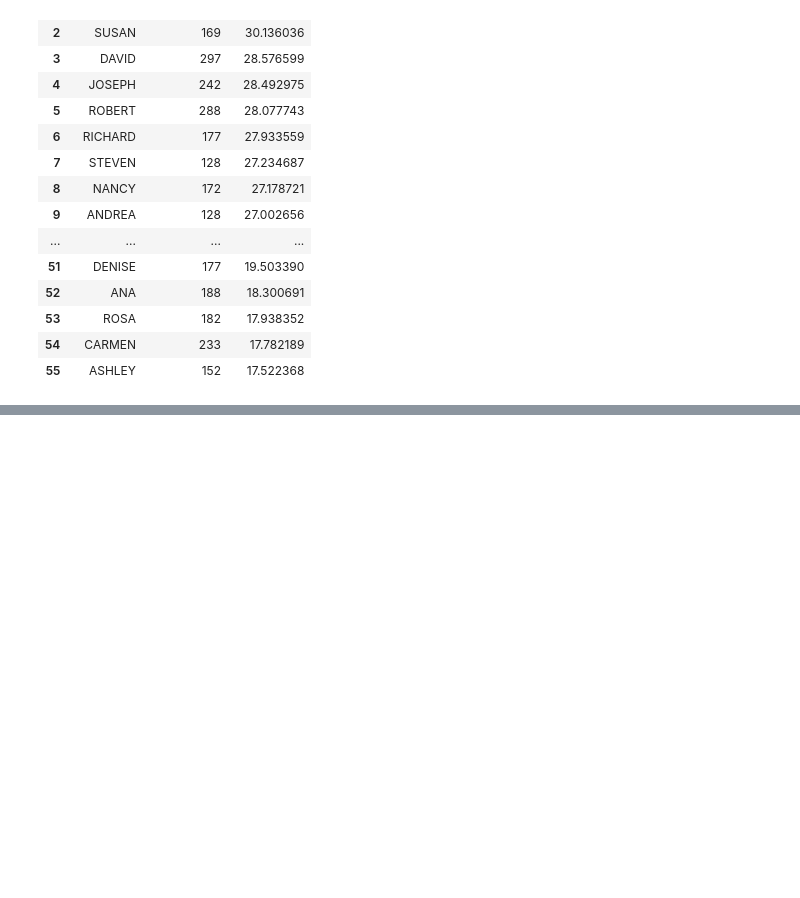
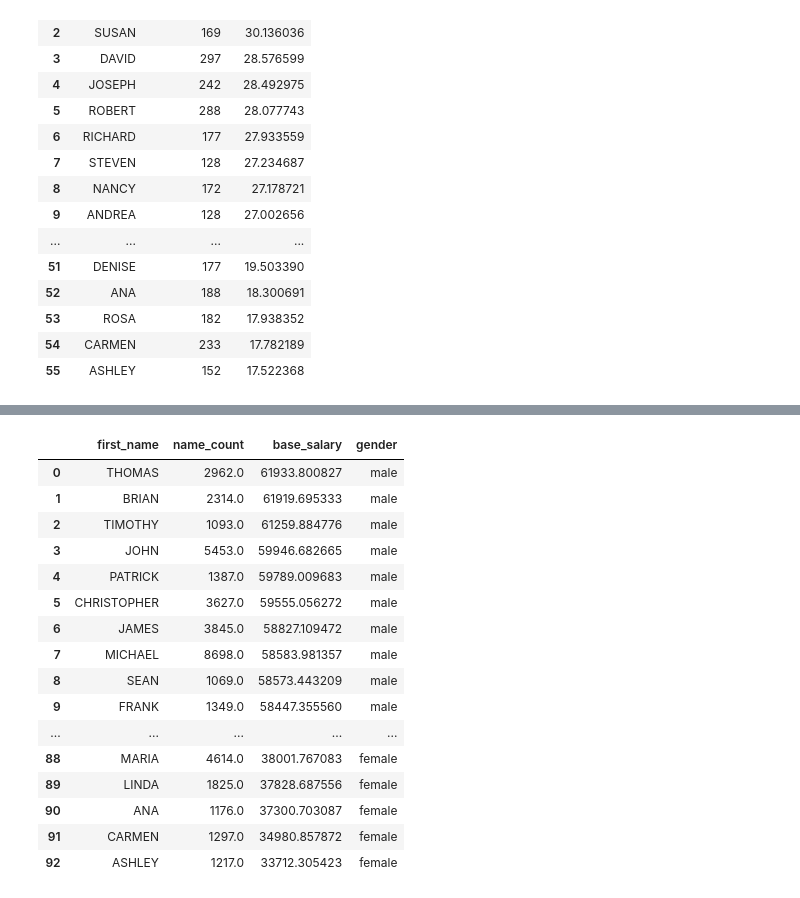
Before and after one commit to aduranil/nyc_govt_payroll, a Jupyter notebook: 2019_salary_1000_names/2019 data.ipynb, the cells around one changed output, grey strips where cells are left out. Cells and saved outputs as stored; diff of their text form; code cells hidden in the pictures; blank space fills up the shorter version.

```diff
--- a/2019_salary_1000_names/2019 data.ipynb
+++ b/2019_salary_1000_names/2019 data.ipynb
@@ -584,0 +712,2 @@ See the caveats in the documentation: http://pandas.pydata.org/pandas-docs/stabl
+# %%
+years = get_data_set(yearly_result, 'name_count', 1000, 'first_name', 'base_salary')
@@ -584,0 +716,20 @@ See the caveats in the documentation: http://pandas.pydata.org/pandas-docs/stabl
+# %%
+years
+# %% [output]
+|  | first_name | name_count | base_salary | gender |
+| 0 | THOMAS | 2962.0 | 61933.800827 | male |
+| 1 | BRIAN | 2314.0 | 61919.695333 | male |
+| 2 | TIMOTHY | 1093.0 | 61259.884776 | male |
+| 3 | JOHN | 5453.0 | 59946.682665 | male |
+| 4 | PATRICK | 1387.0 | 59789.009683 | male |
+| 5 | CHRISTOPHER | 3627.0 | 59555.056272 | male |
+| 6 | JAMES | 3845.0 | 58827.109472 | male |
+| 7 | MICHAEL | 8698.0 | 58583.981357 | male |
+| 8 | SEAN | 1069.0 | 58573.443209 | male |
+| 9 | FRANK | 1349.0 | 58447.355560 | male |
+| ... | ... | ... | ... | ... |
+| 88 | MARIA | 4614.0 | 38001.767083 | female |
+| 89 | LINDA | 1825.0 | 37828.687556 | female |
+| 90 | ANA | 1176.0 | 37300.703087 | female |
+| 91 | CARMEN | 1297.0 | 34980.857872 | female |
+| 92 | ASHLEY | 1217.0 | 33712.305423 | female |
```
Also changed, not shown: parts of 29 cells of this notebook, 1 other file.
